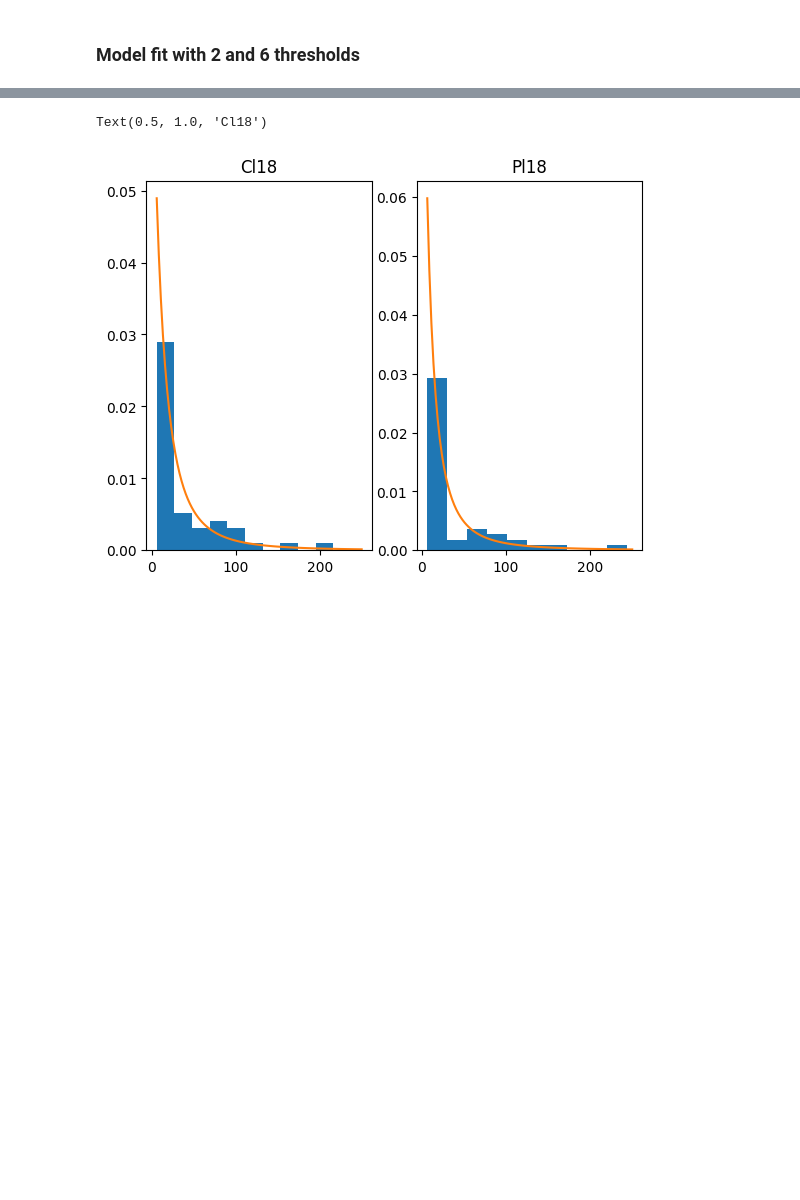
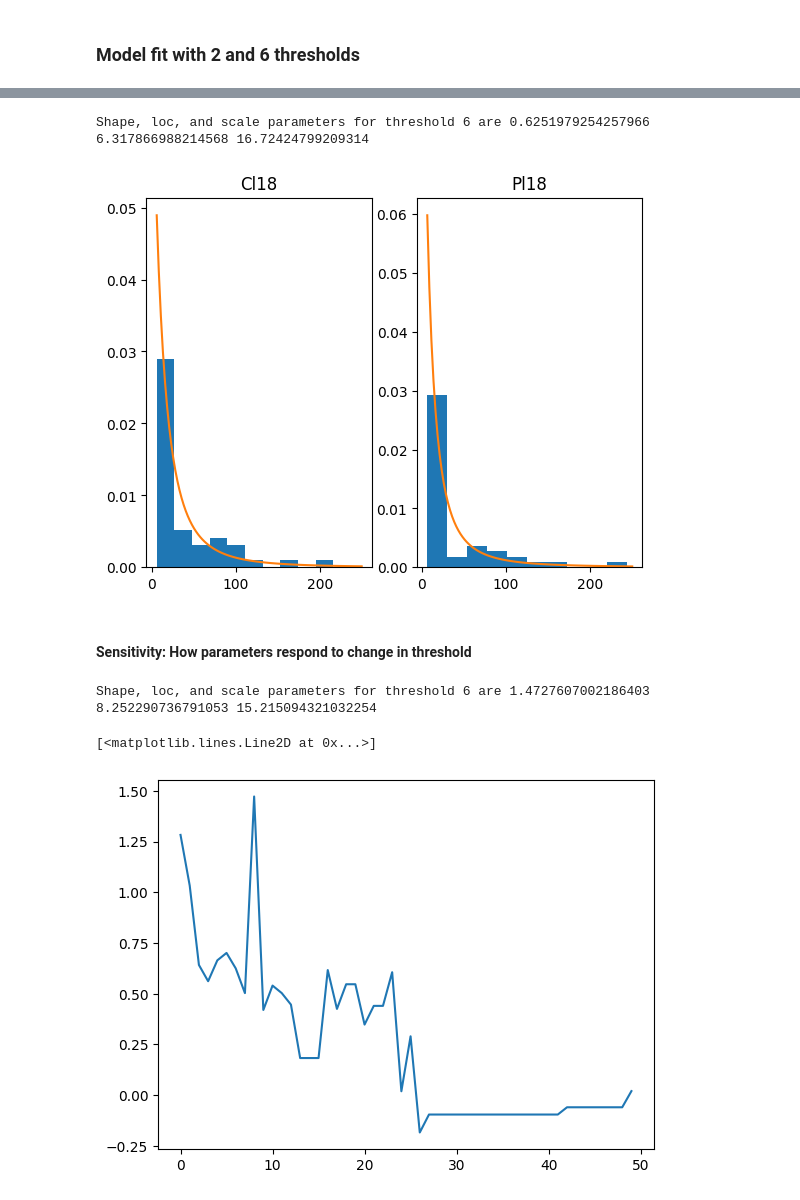
Before and after one commit to jtdocter27/Engineering-Probability---Statistics, a Jupyter notebook: R_project.ipynb, the cells around one changed output, grey strips where cells are left out. Cells and saved outputs as stored; diff of their text form; code cells hidden in the pictures; blank space fills up the shorter version.

```diff
--- a/R_project.ipynb
+++ b/R_project.ipynb
@@ -843,6 +847,44 @@ plt.subplot(1,2,1)
 plt.hist(Cl18, density = True)
 plt.plot(x2, pdf2)
 plt.title('Cl18')
+
+print('Shape, loc, and scale parameters for threshold 6 are', shape1, loc1, scale1)
 # %% [output]
-Text(0.5, 1.0, 'Cl18')
+Shape, loc, and scale parameters for threshold 6 are 0.6251979254257966 6.317866988214568 16.72424799209314
 [figure]
+# %% [markdown]
+#### Sensitivity: How parameters respond to change in threshold
+# %%
+h1 = pd.read_excel('US-HurrDamage-Landsea-etal-2018.xlsx')
+h2 = h1.set_index(['Year'])
+h3 = h2 / 10**9
+h4 = h3[(h3['PL18 Sum for Year'] >8) & (h3['CL18 Sum for Year'] >8)]
+
+Pl18 = h4['PL18 Sum for Year'].values
+Cl18 = h4['CL18 Sum for Year'].values
+shape1, loc1, scale1 = genpareto.fit(Pl18)
+print('Shape, loc, and scale parameters for threshold  are', shape1, loc1, scale1)
+# %% [output]
+Shape, loc, and scale parameters for threshold 6 are 1.4727607002186403 8.252290736791053 15.215094321032254
+# %%
+def sensitivity(threshold):
+    h1 = pd.read_excel('US-HurrDamage-Landsea-etal-2018.xlsx')
+    h2 = h1.set_index(['Year'])
+    h3 = h2 / 10**9
+    h4 = h3[(h3['PL18 Sum for Year'] >threshold) & (h3['CL18 Sum for Year'] >threshold)]
+    Pl18 = h4['PL18 Sum for Year'].values
+    shape1, loc1, scale1 = genpareto.fit(Pl18)
+    return shape1, scale1
+
+shape = []
+scale = []
+for i in range(50):
+    shape_list, scale_list = sensitivity(i)
+    shape.append(shape_list)
+    scale.append(scale_list)
+# %%
+shape
+plt.plot(shape)
+# %% [output]
+[<matplotlib.lines.Line2D at 0x...>]
+[figure, added]
```
Also changed, not shown: parts of 4 cells of this notebook.
